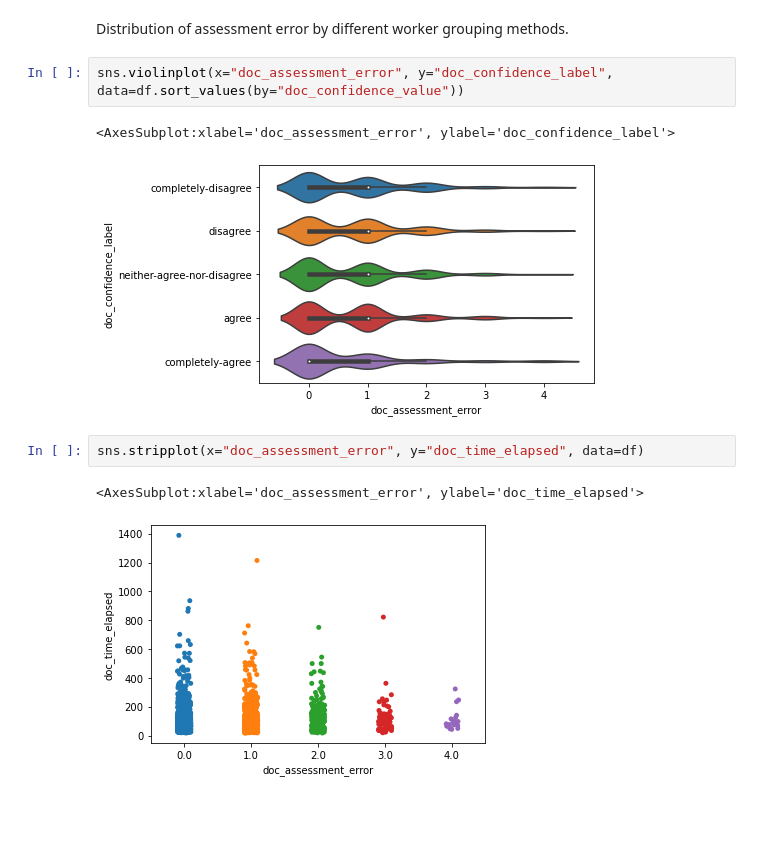
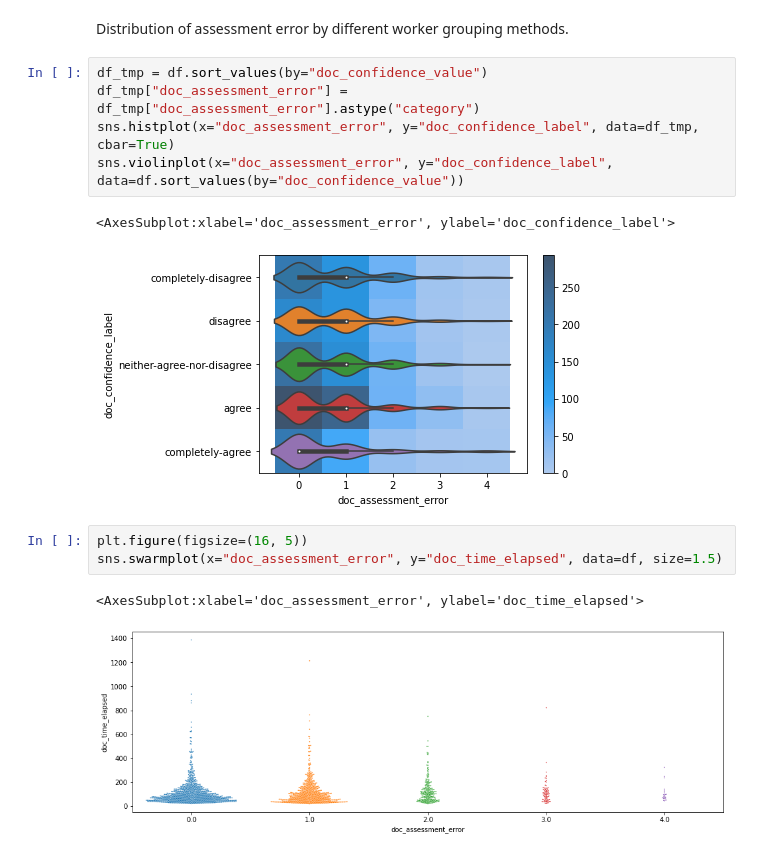
Before and after one commit to EyeofBeholder-NLeSC/play-around-sample-set, a Jupyter notebook: notebooks/IPM_worker_reliability_behavior.ipynb, the cells around one changed output. Saved outputs shown, nothing was run; the diff lists cells and outputs as text; blank space fills up the shorter version.

Commit message:
plots: worker reliability statistics

```diff
--- a/notebooks/IPM_worker_reliability_behavior.ipynb
+++ b/notebooks/IPM_worker_reliability_behavior.ipynb
@@ -26,12 +27,16 @@ sns.histplot(data=df["doc_assessment_error"].astype("category"), stat="percent")
 # %% [markdown]
 Distribution of assessment error by different worker grouping methods.
 # %%
+df_tmp = df.sort_values(by="doc_confidence_value")
+df_tmp["doc_assessment_error"] = df_tmp["doc_assessment_error"].astype("category")
+sns.histplot(x="doc_assessment_error", y="doc_confidence_label", data=df_tmp, cbar=True)
 sns.violinplot(x="doc_assessment_error", y="doc_confidence_label", data=df.sort_values(by="doc_confidence_value"))
 # %% [output]
 <AxesSubplot:xlabel='doc_assessment_error', ylabel='doc_confidence_label'>
-[figure, old version]
+[figure, new version]
 # %%
-sns.stripplot(x="doc_assessment_error", y="doc_time_elapsed", data=df)
+plt.figure(figsize=(16, 5))
+sns.swarmplot(x="doc_assessment_error", y="doc_time_elapsed", data=df, size=1.5)
 # %% [output]
 <AxesSubplot:xlabel='doc_assessment_error', ylabel='doc_time_elapsed'>
-[figure, old version]
+[figure, new version]
```
Also changed, not shown: parts of 1 cell of this notebook, 1 other file.
